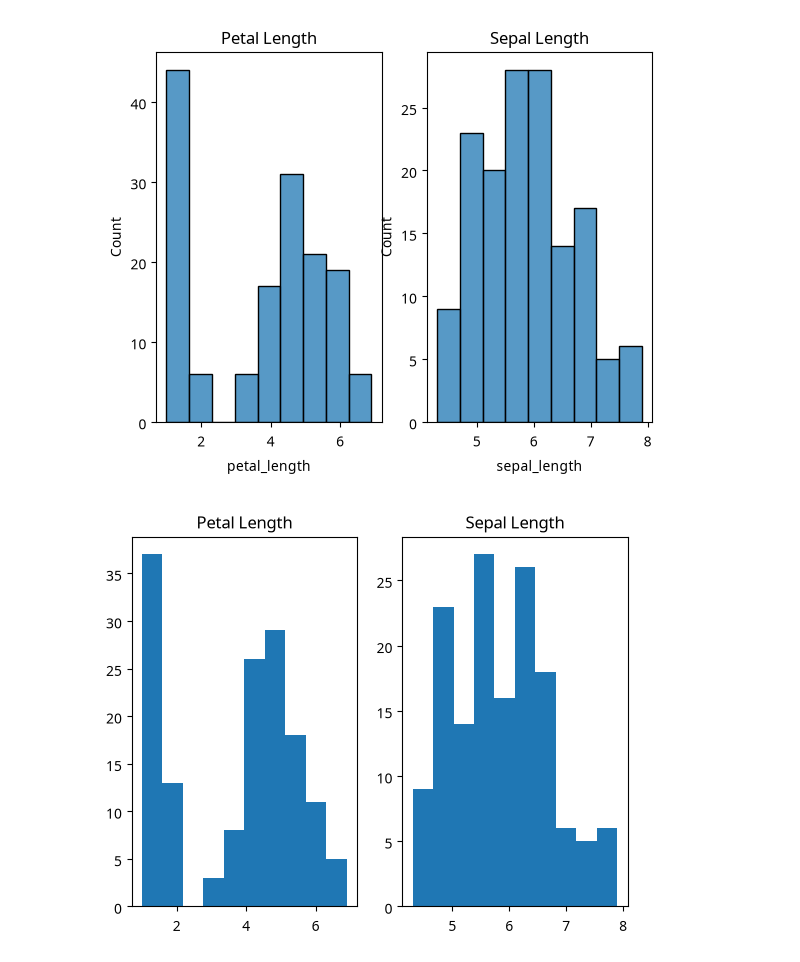
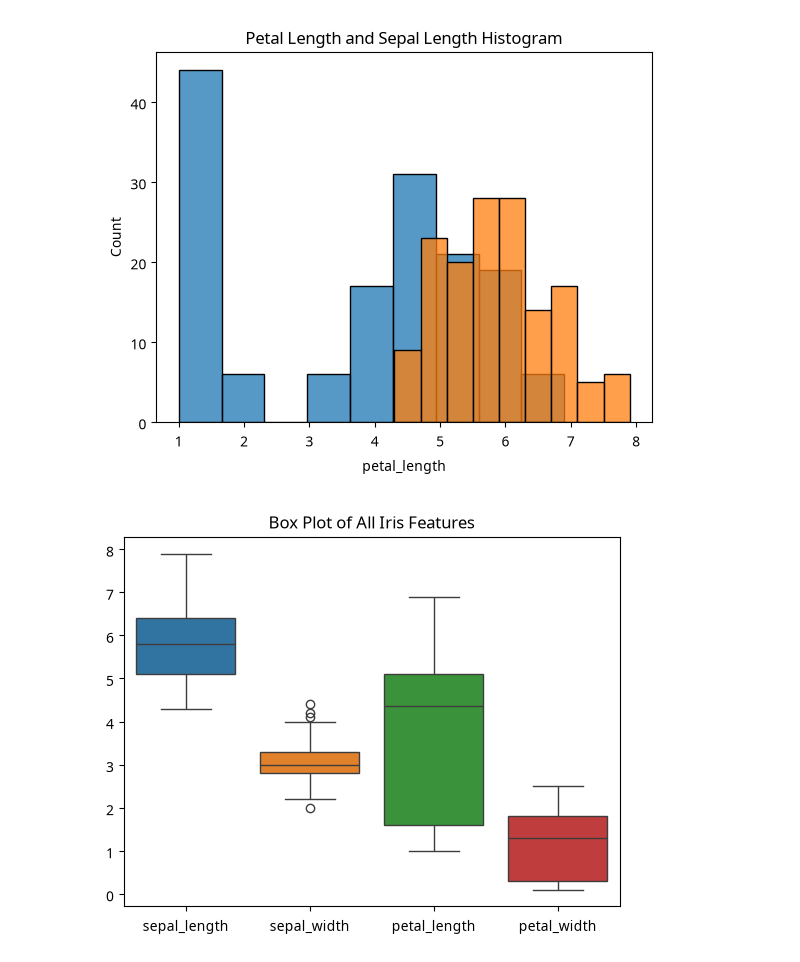
Before and after one commit to 2025cimahantheshd/Data-Analytics---Visualisation, a Jupyter notebook: Week 3 Data Visualisation/Data_Visualisation.ipynb, the cells around one changed output. Saved outputs shown, nothing was run; the diff lists cells and outputs as text; code cells hidden in the pictures.

Commit message:
Separate Seaborn and Matplotlib sections

```diff
--- a/Week 3 Data Visualisation/Data_Visualisation.ipynb
+++ b/Week 3 Data Visualisation/Data_Visualisation.ipynb
@@ -5,56 +5,54 @@ import matplotlib.pyplot as plt
 
 df = pd.read_csv("IRIS.csv")
 
-plt.subplot(1, 2, 1)
+# Seaborn plots
 sns.histplot(df["petal_length"])
-plt.title("Petal Length")
-
-plt.subplot(1, 2, 2)
 sns.histplot(df["sepal_length"])
-plt.title("Sepal Length")
+plt.title("Petal Length and Sepal Length Histogram")
 plt.show()
 
+sns.boxplot(data=df[["sepal_length", "sepal_width", "petal_length", "petal_width"]])
+plt.title("Box Plot of All Iris Features")
+plt.show()
+
+sns.scatterplot(data=df, x="sepal_length", y="petal_length", hue="species")
+plt.title("Sepal Length and Petal Length by Species")
+plt.show()
+
+sns.pairplot(df, hue="species")
+plt.show()
+
+correlation = df[["sepal_length", "sepal_width", "petal_length", "petal_width"]].corr()
+sns.heatmap(correlation, annot=True)
+plt.title("Correlation of Iris Features")
+plt.show()
+
+# Matplotlib plots
 plt.subplot(1, 2, 1)
 plt.hist(df["petal_length"], bins=10)
 plt.title("Petal Length")
 
 plt.subplot(1, 2, 2)
 plt.hist(df["sepal_length"], bins=10)
 plt.title("Sepal Length")
 plt.show()
 
-sns.boxplot(data=df[["sepal_length", "sepal_width", "petal_length", "petal_width"]])
-plt.title("Box Plot of All Iris Features")
-plt.show()
-
 plt.boxplot([df["sepal_length"], df["sepal_width"], df["petal_length"], df["petal_width"]], tick_labels=["Sepal Length", "Sepal Width", "Petal Length", "Petal Width"])
 plt.title("Box Plot of All Iris Features")
-plt.show()
-
-sns.scatterplot(data=df, x="sepal_length", y="petal_length", hue="species")
-plt.title("Sepal Length and Petal Length by Species")
 plt.show()
 
 plt.scatter(df["sepal_length"], df["petal_length"])
 plt.title("Sepal Length and Petal Length")
 plt.show()
 
-sns.pairplot(df, hue="species")
-plt.show()
-
 pd.plotting.scatter_matrix(df[["sepal_length", "sepal_width", "petal_length", "petal_width"]])
-plt.show()
-
-correlation = df[["sepal_length", "sepal_width", "petal_length", "petal_width"]].corr()
-sns.heatmap(correlation, annot=True)
-plt.title("Correlation of Iris Features")
 plt.show()
 
 plt.matshow(correlation)
 plt.xticks(range(4), correlation.columns)
 plt.yticks(range(4), correlation.columns)
 plt.title("Correlation of Iris Features")
 plt.show()
 # %% [output]
-[figure, old version]
+[figure, new version]
-[figure, old version]
+[figure, new version]
```
Also changed, not shown: parts of 1 cell of this notebook.
